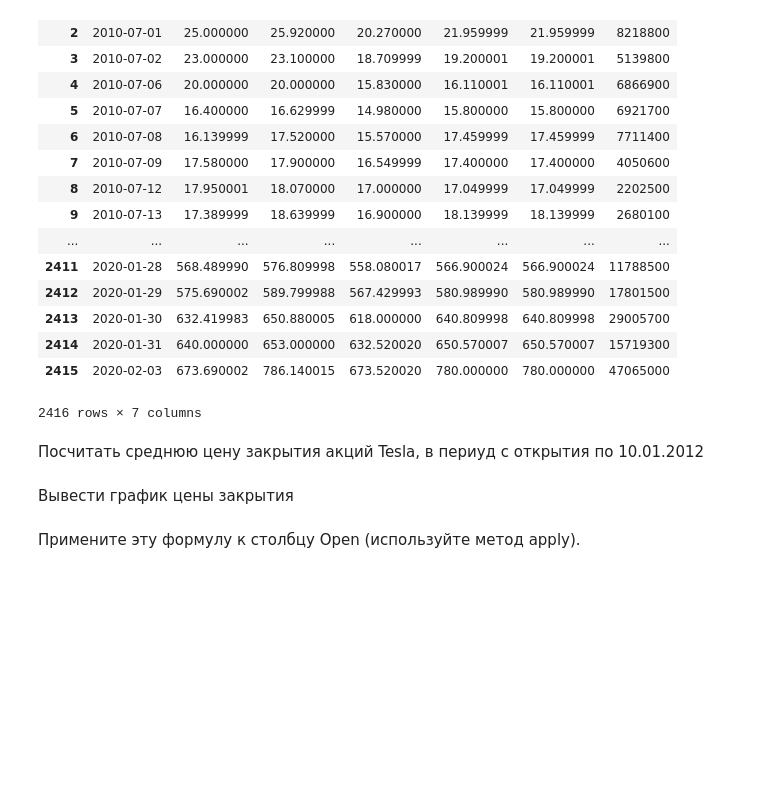
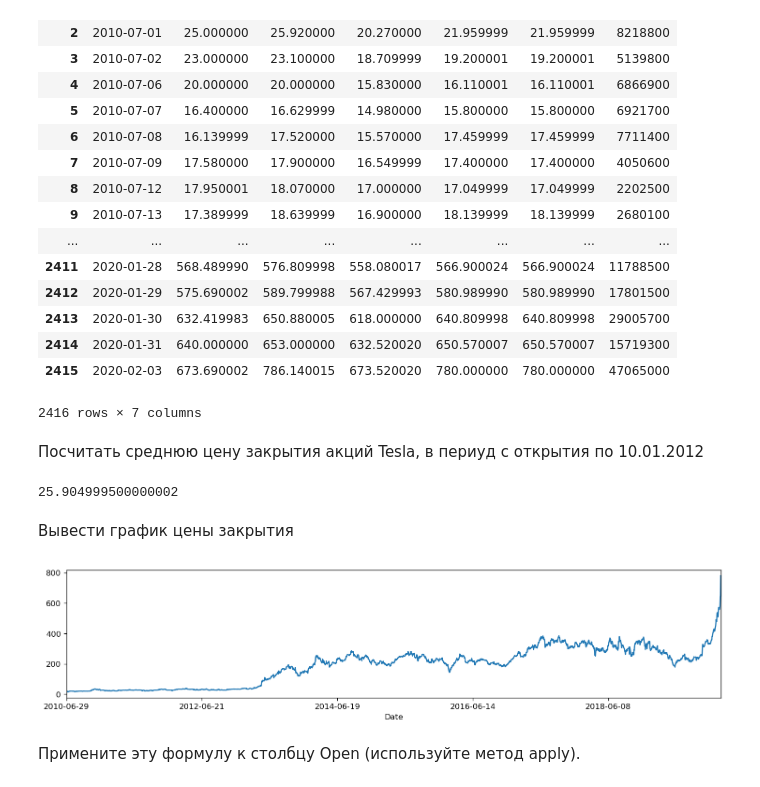
Before and after one commit to RomanMorenkoM10-102M/Morenko-M10-102M, a Jupyter notebook: DZ Pandas.ipynb, the cells around one changed output. Cells and saved outputs as stored; diff of their text form; code cells hidden in the pictures; blank space fills up the shorter version.

```diff
--- a/DZ Pandas.ipynb
+++ b/DZ Pandas.ipynb
@@ -26,7 +26,19 @@ df
 2416 rows × 7 columns
 # %% [markdown]
 Посчитать среднюю цену закрытия акций Tesla, в периуд с открытия по 10.01.2012
+# %%
+df.index = df.Date
+df.loc[:"2012-01-10"].Close.median()
+# %% [output]
+25.904999500000002
 # %% [markdown]
 Вывести график цены закрытия
+# %%
+from matplotlib.pyplot import figure, show
+figure(figsize=(15, 3), dpi=120)
+df['Close'].plot()
+show()
+# %% [output]
+[figure, added]
 # %% [markdown]
 Примените эту формулу к столбцу Open (используйте метод apply).
```
Also changed, not shown: parts of 3 cells of this notebook, 1 other file.
